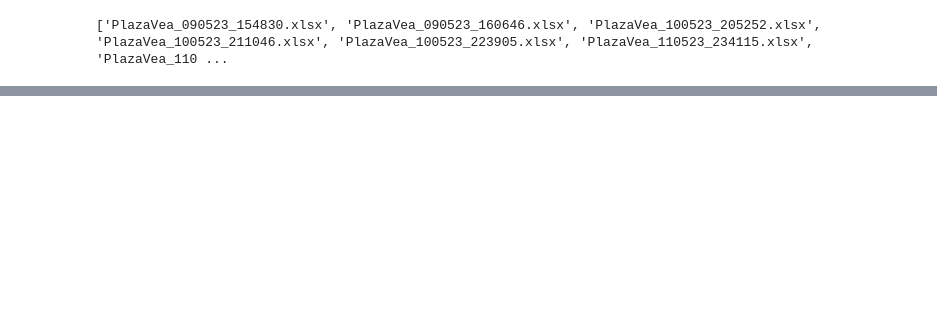
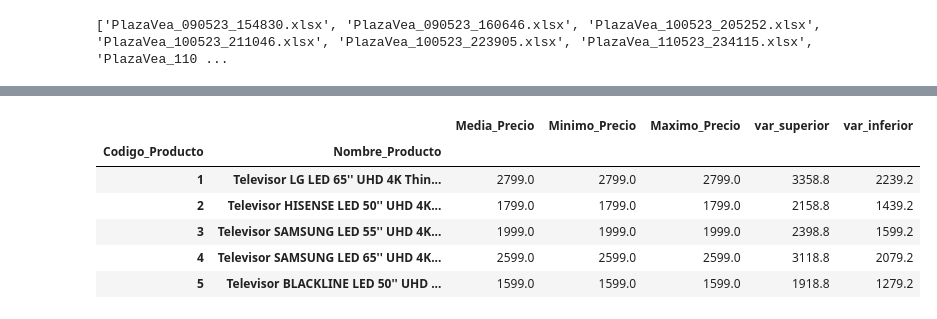
Before and after one commit to luisarhuide/Scrapping_Project, a Jupyter notebook: Exploracion_Data.ipynb, the cells around one changed output, grey strips where cells are left out. Saved outputs shown, nothing was run; the diff lists cells and outputs as text; code cells hidden in the pictures; blank space fills up the shorter version.

```diff
--- a/Exploracion_Data.ipynb
+++ b/Exploracion_Data.ipynb
@@ -298,0 +185,3 @@ plt.show()
+# %%
+df_analysis = df_origen[df_origen['Fecha'] != df_origen['Fecha'].max()]
+print(df_analysis['Fecha'].max())
@@ -298,0 +192,6 @@ plt.show()
+# %%
+# Nueva logica de resumen
+
+df_resumen = df_analysis.groupby(['Codigo_Producto','Nombre_Producto']).agg({'Precio_Real': ['mean','min','max']})
+df_resumen.columns = ['Media_Precio', 'Minimo_Precio', 'Maximo_Precio']
+df_resumen.head()
@@ -298,0 +206,13 @@ plt.show()
+# %%
+porcentaje_oferta = 0.20
+df_resumen['var_superior'] = df_resumen['Media_Precio']*(1 + porcentaje_oferta)
+df_resumen['var_inferior'] = df_resumen['Media_Precio']*(1 - porcentaje_oferta)
+df_resumen.head()
+# %% [output]
+|  |  | Media_Precio | Minimo_Precio | Maximo_Precio | var_superior | var_inferior |
+| Codigo_Producto | Nombre_Producto |  |  |  |  |  |
+| 1 | Televisor LG LED 65'' UHD 4K Thin... | 2799.0 | 2799.0 | 2799.0 | 3358.8 | 2239.2 |
+| 2 | Televisor HISENSE LED 50'' UHD 4K... | 1799.0 | 1799.0 | 1799.0 | 2158.8 | 1439.2 |
+| 3 | Televisor SAMSUNG LED 55'' UHD 4K... | 1999.0 | 1999.0 | 1999.0 | 2398.8 | 1599.2 |
+| 4 | Televisor SAMSUNG LED 65'' UHD 4K... | 2599.0 | 2599.0 | 2599.0 | 3118.8 | 2079.2 |
+| 5 | Televisor BLACKLINE LED 50'' UHD ... | 1599.0 | 1599.0 | 1599.0 | 1918.8 | 1279.2 |
```
Also changed, not shown: parts of 54 cells of this notebook, 3 other files.
